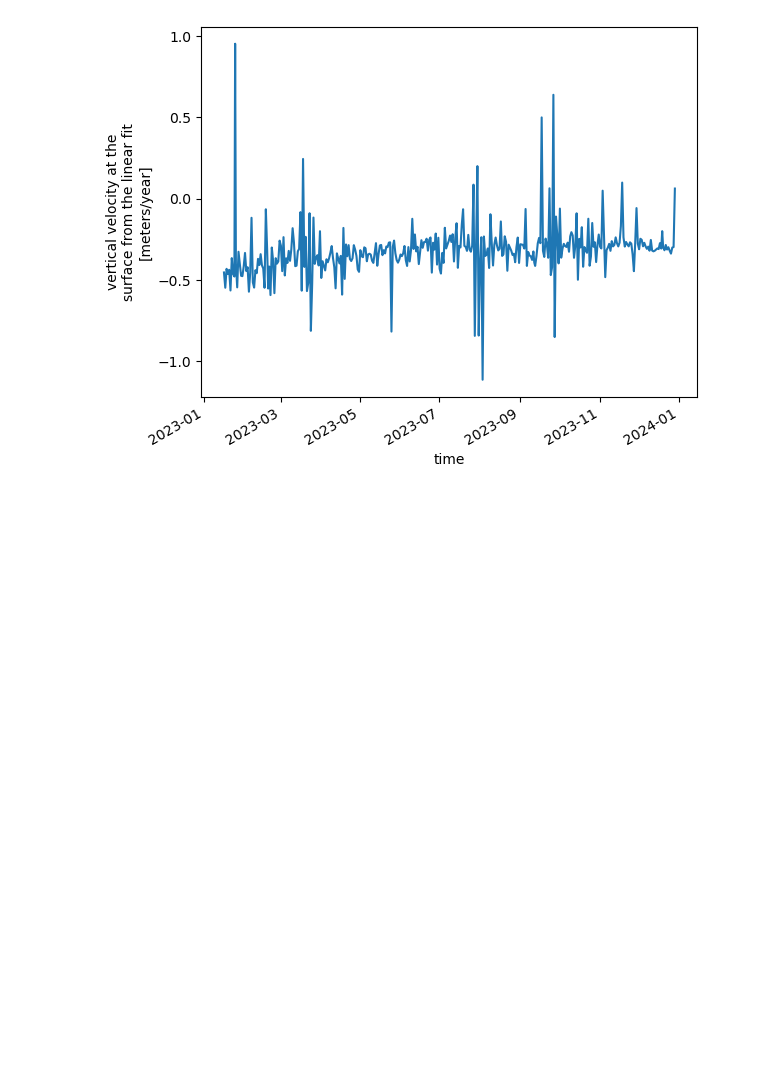
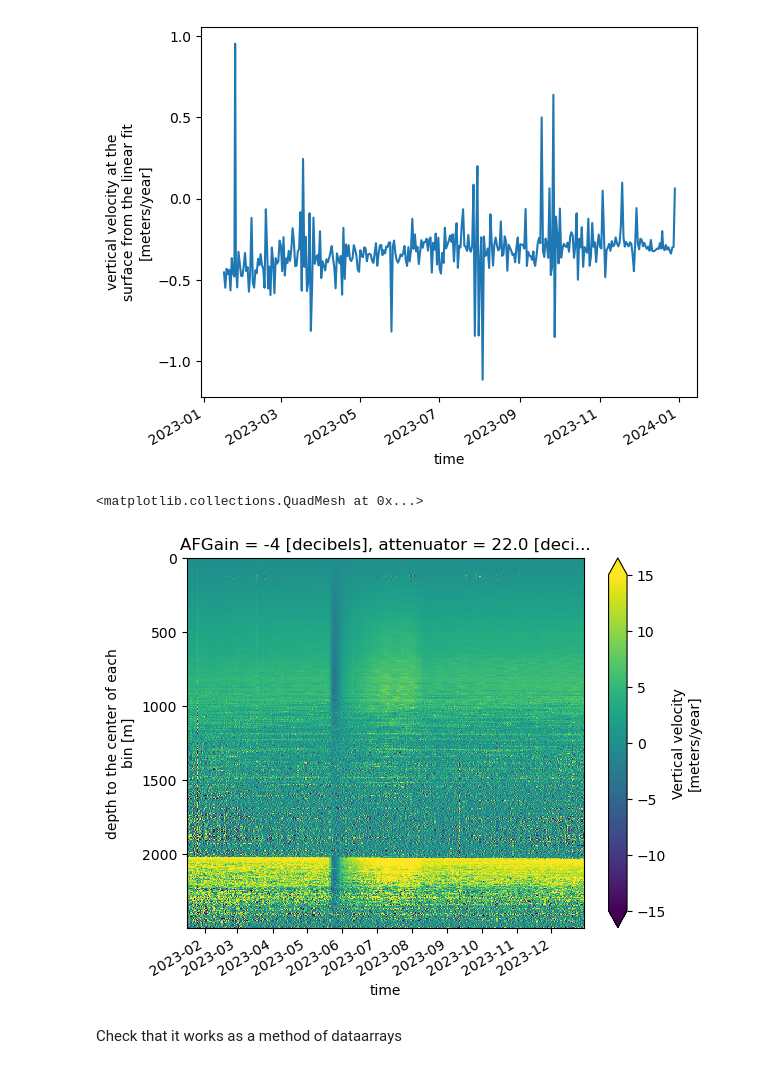
Before and after one commit to ldeo-glaciology/xapres, a Jupyter notebook: notebooks/test_notes/disp2ezz.ipynb, the cells around one changed output. Cells and saved outputs as stored; diff of their text form; code cells hidden in the pictures; blank space fills up the shorter version.

```diff
--- a/notebooks/test_notes/disp2ezz.ipynb
+++ b/notebooks/test_notes/disp2ezz.ipynb
@@ -77,5 +96,5 @@ dLTG_ezz.r_squared.plot()
 # %%
-dLTG = LTG.profile_stacked.displacement_timeseries().compute()
-dLTG.r_squared.plot()
+dLTG = LTG.profile_stacked.displacement_timeseries(lower_limit_on_fit=800)
+dLTG.strain_rate.plot()
 # %% [output]
 [<matplotlib.lines.Line2D at 0x...>]
@@ -90,4 +109,11 @@ dLTG.surface_intercept.plot()
 # %% [output]
 [<matplotlib.lines.Line2D at 0x...>]
 [figure]
+# %%
+dLTG.velocity.plot(y='bin_depth', x='time', yincrease = False, vmin=-15, vmax = 15)
+# %% [output]
+<matplotlib.collections.QuadMesh at 0x...>
+[figure, added]
+# %% [markdown]
+Check that it works as a method of dataarrays
 # %%
```
Also changed, not shown: parts of 11 cells of this notebook.
